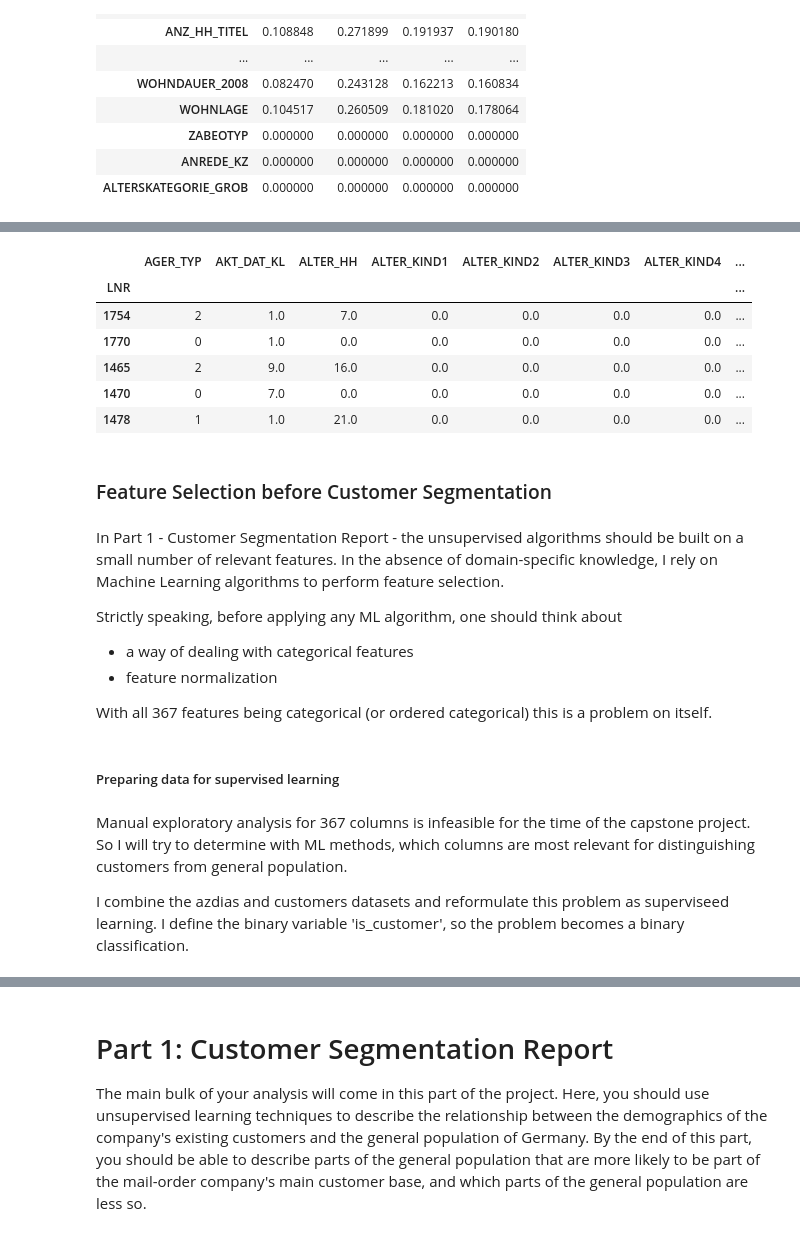
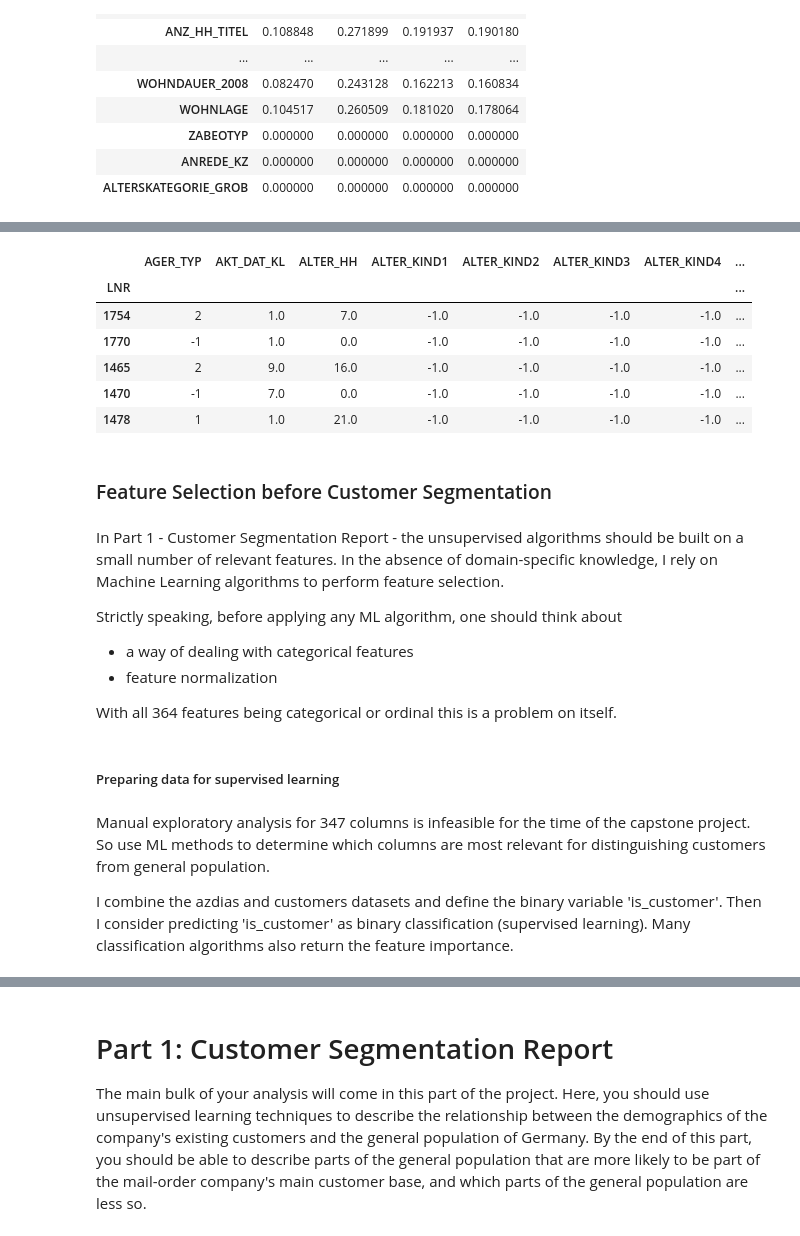
Before and after one commit to olalakul/udacity-MLengineer-capstone, a Jupyter notebook: Arvato Project Workbook.ipynb, the cells around one changed output, grey strips where cells are left out. Cells and saved outputs as stored; diff of their text form; code cells hidden in the pictures.

```diff
--- a/Arvato Project Workbook.ipynb
+++ b/Arvato Project Workbook.ipynb
@@ -65,6 +91,9 @@ mailout = pd.read_csv('./arvato_data/Udacity_MAILOUT_052018_TRAIN.csv',
                       sep=';', index_col='LNR')
 test = pd.read_csv('./arvato_data/Udacity_MAILOUT_052018_TEST.csv',
                       sep=';', index_col='LNR')
+# %%
+mailout.drop(['EINGEFUEGT_AM'], axis=1, inplace=True)
+test.drop(['EINGEFUEGT_AM'], axis=1, inplace=True)
 # %%
 print(mailout.shape)
 mailout.head()
@@ -173,15 +234,15 @@ mailout.to_pickle('arvato_data/mailout_cleaned.pkl')
 # %%
-test = test.fillna(0).replace(replace_NA_dict)
+test = test.fillna(-1)
 display(test.head())
 test.to_pickle('arvato_data/test_cleaned.pkl')
 # %% [output]
 |  | AGER_TYP | AKT_DAT_KL | ALTER_HH | ALTER_KIND1 | ALTER_KIND2 | ALTER_KIND3 | ALTER_KIND4 | ... |
 | LNR |  |  |  |  |  |  |  | ... |
-| 1754 | 2 | 1.0 | 7.0 | 0.0 | 0.0 | 0.0 | 0.0 | ... |
-| 1770 | 0 | 1.0 | 0.0 | 0.0 | 0.0 | 0.0 | 0.0 | ... |
-| 1465 | 2 | 9.0 | 16.0 | 0.0 | 0.0 | 0.0 | 0.0 | ... |
-| 1470 | 0 | 7.0 | 0.0 | 0.0 | 0.0 | 0.0 | 0.0 | ... |
-| 1478 | 1 | 1.0 | 21.0 | 0.0 | 0.0 | 0.0 | 0.0 | ... |
+| 1754 | 2 | 1.0 | 7.0 | -1.0 | -1.0 | -1.0 | -1.0 | ... |
+| 1770 | -1 | 1.0 | 0.0 | -1.0 | -1.0 | -1.0 | -1.0 | ... |
+| 1465 | 2 | 9.0 | 16.0 | -1.0 | -1.0 | -1.0 | -1.0 | ... |
+| 1470 | -1 | 7.0 | 0.0 | -1.0 | -1.0 | -1.0 | -1.0 | ... |
+| 1478 | 1 | 1.0 | 21.0 | -1.0 | -1.0 | -1.0 | -1.0 | ... |
 # %% [markdown]
 ### Feature Selection before Customer Segmentation
 # %% [markdown]
@@ -192,14 +253,13 @@ Strictly speaking, before applying any ML algorithm, one should think about
 * a way of dealing with categorical features
 * feature normalization
 
-With all 367 features being categorical (or ordered categorical) this is a problem on itself.
+With all 364 features being categorical or ordinal this is a problem on itself.
 # %% [markdown]
 ##### Preparing data for supervised learning
 # %% [markdown]
-Manual exploratory analysis for 367 columns is infeasible for the time of the capstone project. So I will try to determine with ML methods, which columns are most relevant for distinguishing customers from general population.
+Manual exploratory analysis for 347 columns is infeasible for the time of the capstone project. So use ML methods to determine which columns are most relevant for distinguishing customers from general population.
 
-I combine the azdias and customers datasets and reformulate this problem as superviseed learning.
-I define the binary variable 'is_customer', so the problem becomes a binary classification.
+I combine the azdias and customers datasets and define the binary variable 'is_customer'. Then I consider predicting 'is_customer' as binary classification (supervised learning). Many classification algorithms also return the feature importance.
 # %%
 if 'azdias' not in dir():
     azdias = pd.read_pickle('arvato_data/azdias_cleaned.pkl')
```
Also changed, not shown: parts of 46 cells of this notebook.
